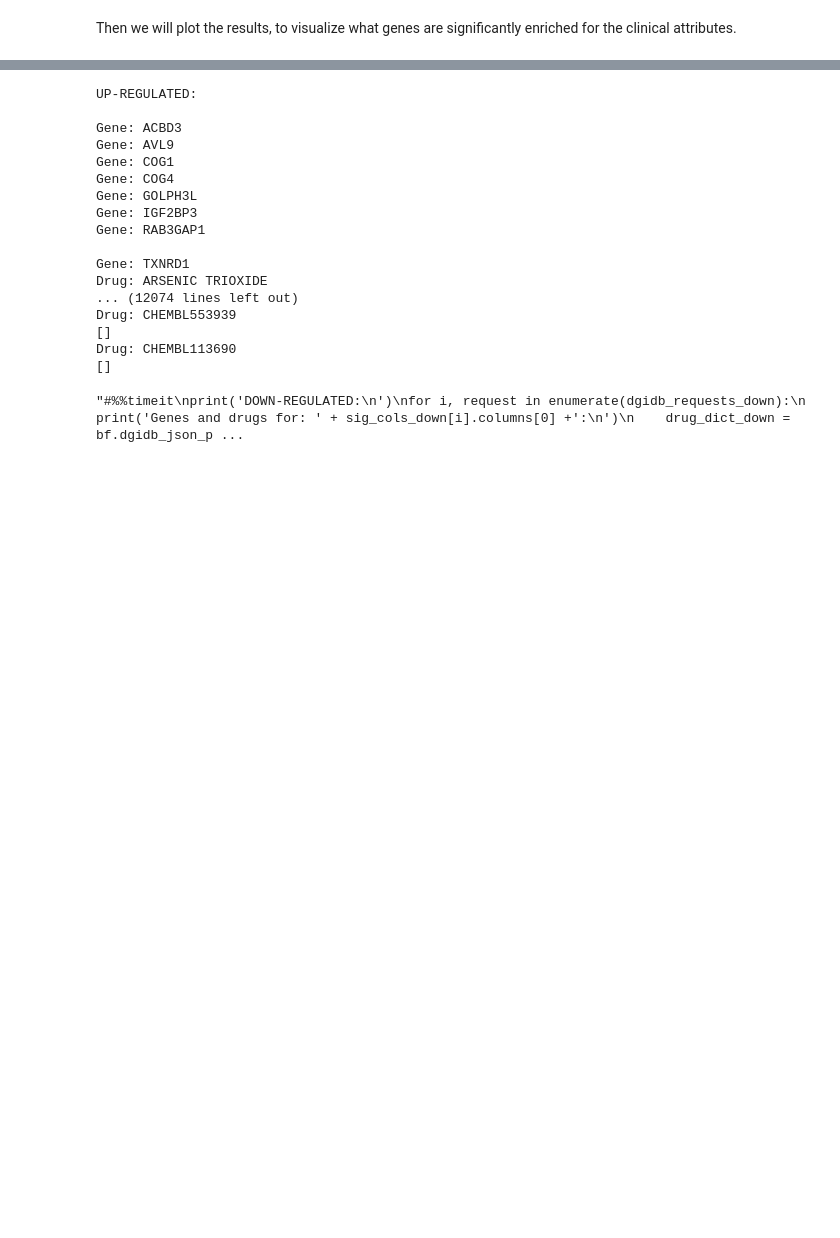
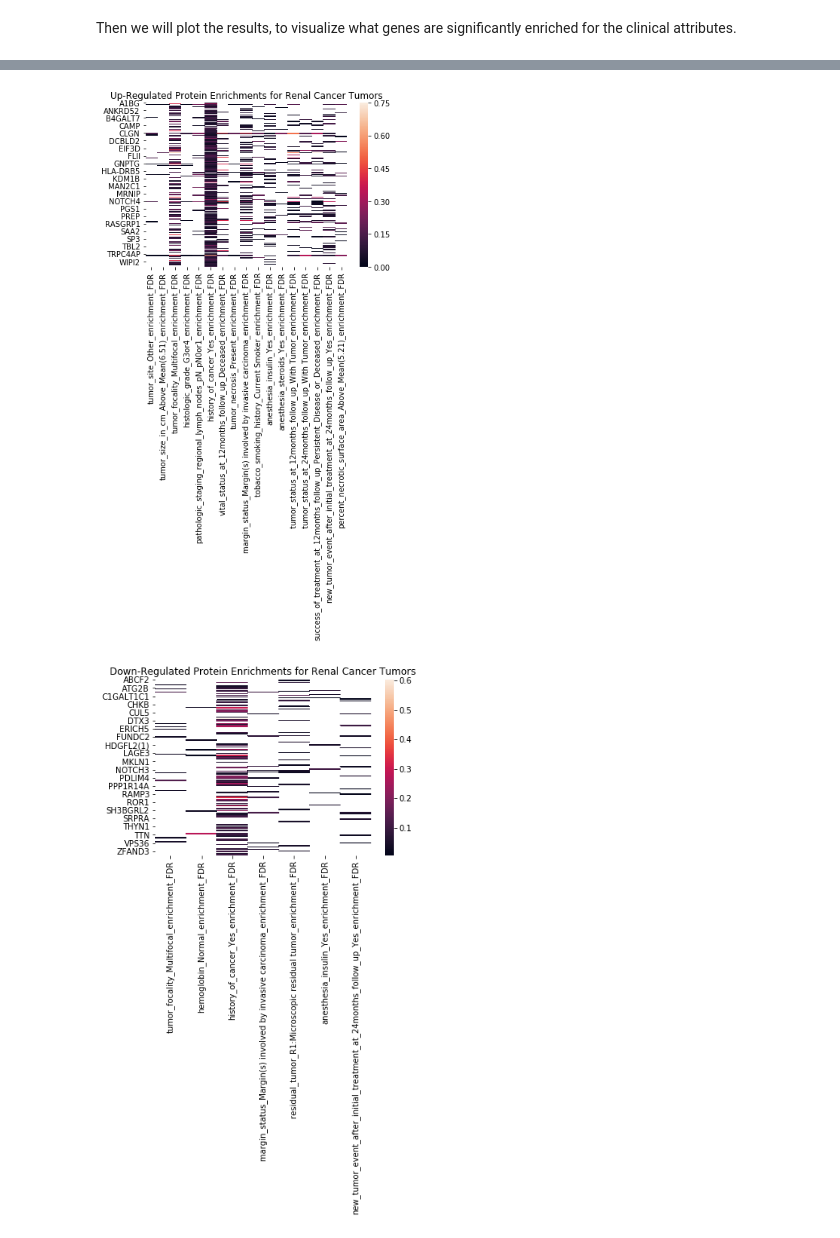
Before and after one commit to PayneLab/WhenMutationsMatter, a Jupyter notebook: Daniel/Outlier_Analysis_Renal.ipynb, the cells around one changed output, grey strips where cells are left out. Drawn from its saved outputs; the diff is of its cells as text; code cells hidden in the pictures; blank space fills up the shorter version.

```diff
--- a/Daniel/Outlier_Analysis_Renal.ipynb
+++ b/Daniel/Outlier_Analysis_Renal.ipynb
@@ -137,17 +133,3 @@ for col in annotations.columns:
             non_binary_cols.append(col)
     else:
         annotations = annotations.drop(col, axis=1)
-
-'''numeric_non_bin = []
-categorical_non_bin = []
-
-for item in non_binary_cols:
-    if np.issubdtype(annotations[item].dtype, np.number):
-        numeric_non_bin.append(item)
-        mean = annotations[item].mean()
-        annotations[item]= bf.binarizeCutOff(annotations, item, mean,
-                                             "Above_Mean("+str(round(mean, 2))+")",
-                                             "Below_Mean("+str(round(mean, 2))+")")
-    else:
-        categorical_non_bin.append(item)
-'''
@@ -329,8 +311,7 @@ outliers_up = blsh.make_outliers_table(proteomics, iqrs=1.5,
                                        aggregate=False,
                                        frac_table=False)
 # %%
-'''outliers_down = blsh.make_outliers_table(proteomics, iqrs=1.5,
+outliers_down = blsh.make_outliers_table(proteomics, iqrs=1.5,
                                          up_or_down='down',
                                          aggregate=False,
                                          frac_table=False)
-'''
@@ -403,4 +348,3 @@ No rows had outliers in at least 0.3 of minutes_collection_to_frozen Below_Mean(
 # %%
-'''results_down = blsh.compare_groups_outliers(outliers_down,
+results_down = blsh.compare_groups_outliers(outliers_down,
                                             annotations)
-                            '''
@@ -410,7 +352,7 @@ No rows had outliers in at least 0.3 of minutes_collection_to_frozen Below_Mean(
 Many of the output values from compare_group_outliers are NaN, so here we will get rid of the NaN values for visualization purposes.
 # %%
 results_up = results_up.dropna(axis=0, how='all')
-#results_down = results_down.dropna(axis=0, how='all')
+results_down = results_down.dropna(axis=0, how='all')
 # %% [markdown]
 ## Step 5: Visualize these enrichments
 # %% [markdown]
@@ -898,33 +400,13 @@ Drugs [{'interactionId': '4cbd168c-e8be-491a-8832-a84baa1b6a46', 'interactionTyp
-# %%
-%%timeit
-print('UP-REGULATED:\n')
-for i, request in enumerate(dgidb_requests_up):
-    #print('Genes and drugs for: ' + sig_cols_up[i].columns[0] +':\n')
-    json_parse4(request['matchedTerms'])
-# %% [output]
-UP-REGULATED:
-
-Gene: ACBD3
-Gene: AVL9
-Gene: COG1
-Gene: COG4
-Gene: GOLPH3L
-Gene: IGF2BP3
-Gene: RAB3GAP1
-
-Gene: TXNRD1
-Drug: ARSENIC TRIOXIDE
-... (12074 lines left out)
-Drug: CHEMBL553939
-[]
-Drug: CHEMBL113690
-[]
-# %%
-'''#%%timeit
-print('DOWN-REGULATED:\n')
-for i, request in enumerate(dgidb_requests_down):
-    print('Genes and drugs for: ' + sig_cols_down[i].columns[0] +':\n')
-    drug_dict_down = bf.dgidb_json_parse(request)
-'''
-# %% [output]
-"#%%timeit\nprint('DOWN-REGULATED:\n')\nfor i, request in enumerate(dgidb_requests_down):\n    print('Genes and drugs for: ' + sig_cols_down[i].columns[0] +':\n')\n    drug_dict_down = bf.dgidb_json_p ...
+# %%
+ax1 = plt.axes()
+sns.heatmap(results_up, ax = ax1)
+ax1.set_title('Up-Regulated Protein Enrichments for Renal Cancer Tumors')
+plt.show()
+
+ax2 = plt.axes()
+sns.heatmap(results_down, ax = ax2)
+ax2.set_title('Down-Regulated Protein Enrichments for Renal Cancer Tumors')
+plt.show()
+# %% [output]
+[figure, added]
+[figure, added]
```
Also changed, not shown: parts of 49 cells of this notebook, 6 other files.
